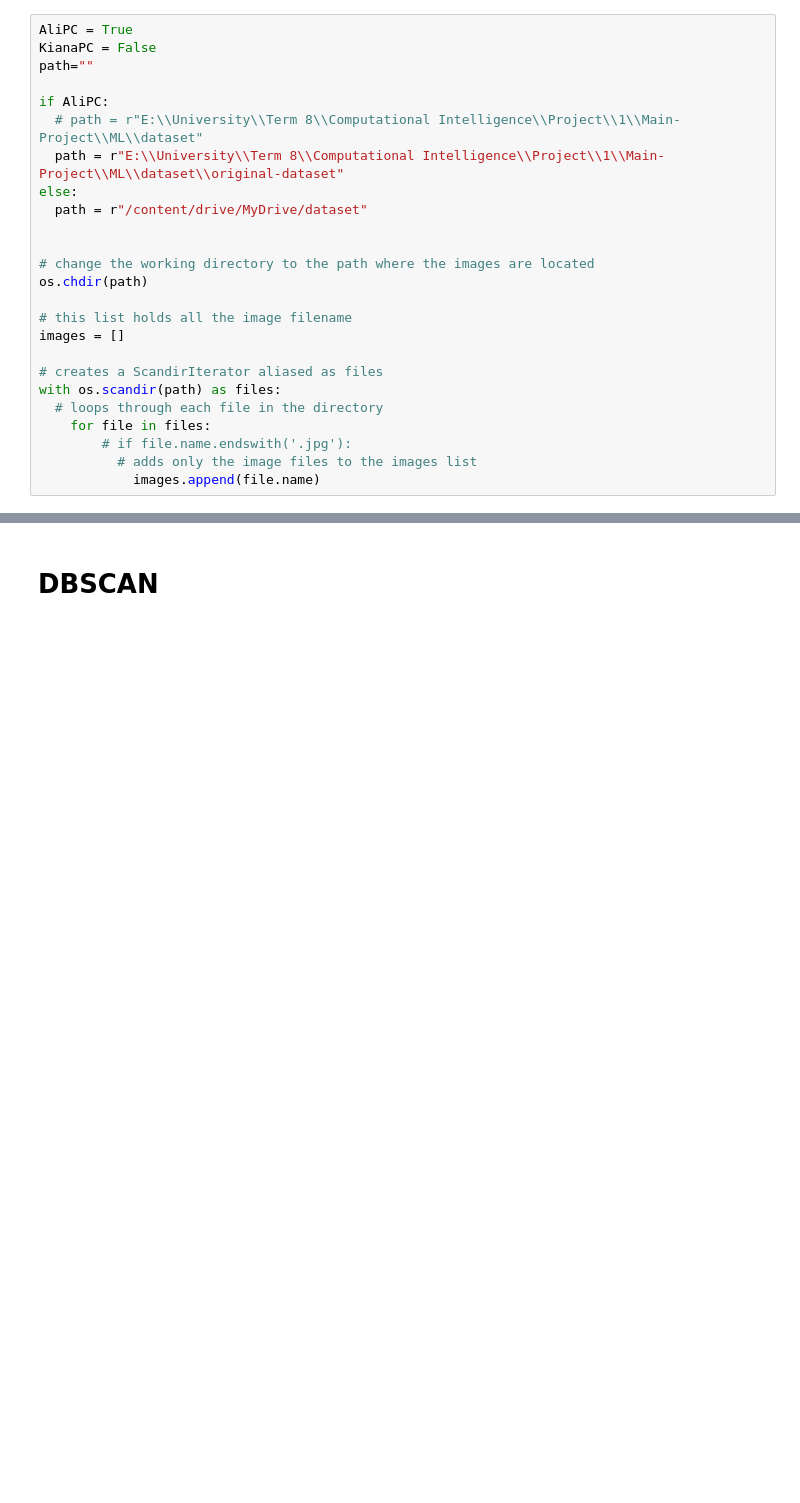
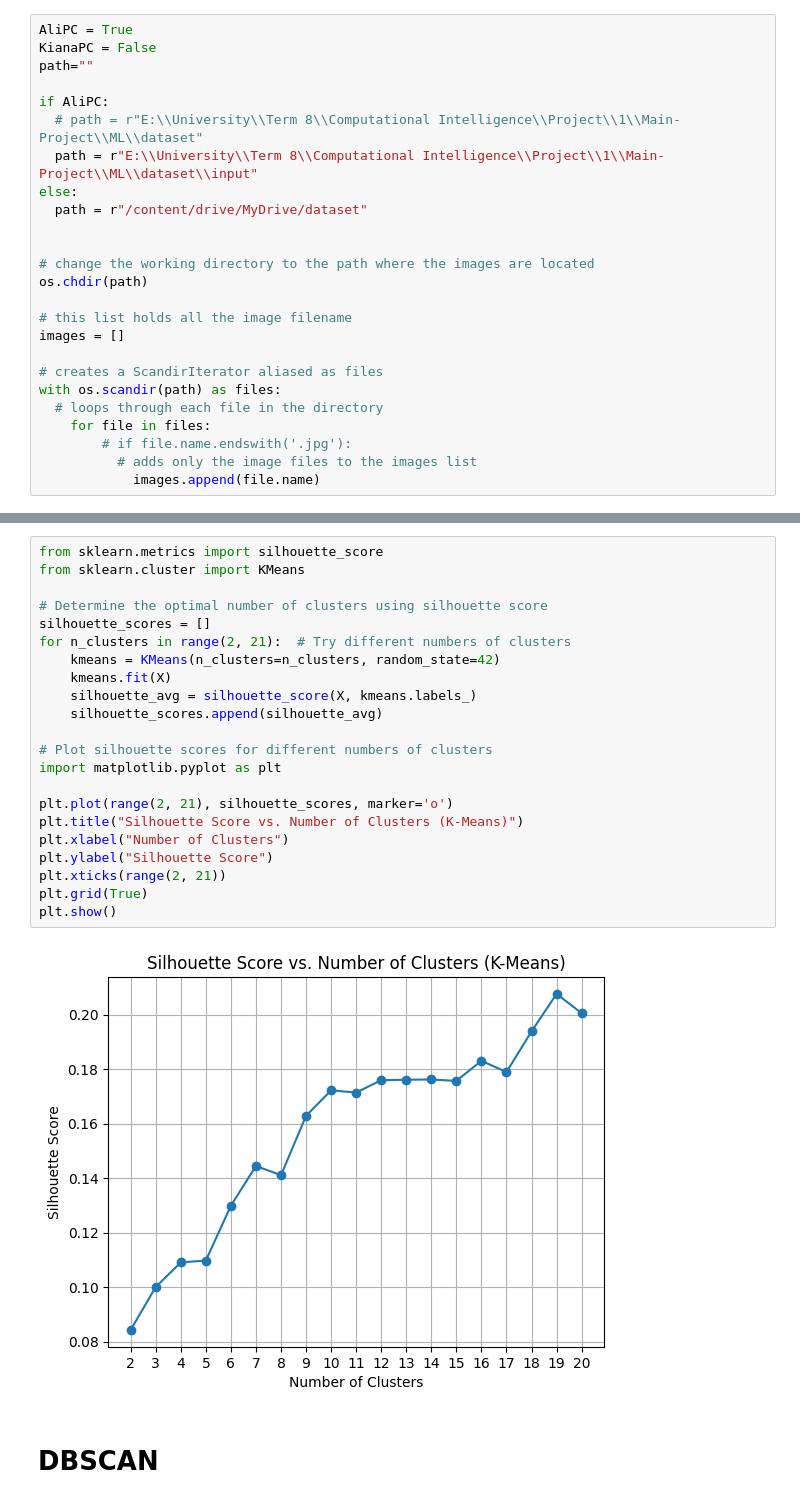
Before and after one commit to kiana2001/ML, a Jupyter notebook: ML-main.ipynb, the cells around one changed output, grey strips where cells are left out. Saved outputs shown, nothing was run; the diff lists cells and outputs as text; blank space fills up the shorter version.

```diff
--- a/ML-main.ipynb
+++ b/ML-main.ipynb
@@ -26,7 +28,7 @@ path=""
 
 if AliPC:
   # path = r"E:\\University\\Term 8\\Computational Intelligence\\Project\\1\\Main-Project\\ML\\dataset"
-  path = r"E:\\University\\Term 8\\Computational Intelligence\\Project\\1\\Main-Project\\ML\\dataset\\original-dataset"
+  path = r"E:\\University\\Term 8\\Computational Intelligence\\Project\\1\\Main-Project\\ML\\dataset\\input"
 else:
   path = r"/content/drive/MyDrive/dataset"
 
@@ -204,2 +386,26 @@ Images saved successfully.
+# %%
+from sklearn.metrics import silhouette_score
+from sklearn.cluster import KMeans
+
+# Determine the optimal number of clusters using silhouette score
+silhouette_scores = []
+for n_clusters in range(2, 21):  # Try different numbers of clusters
+    kmeans = KMeans(n_clusters=n_clusters, random_state=42)
+    kmeans.fit(X)
+    silhouette_avg = silhouette_score(X, kmeans.labels_)
+    silhouette_scores.append(silhouette_avg)
+
+# Plot silhouette scores for different numbers of clusters
+import matplotlib.pyplot as plt
+
+plt.plot(range(2, 21), silhouette_scores, marker='o')
+plt.title("Silhouette Score vs. Number of Clusters (K-Means)")
+plt.xlabel("Number of Clusters")
+plt.ylabel("Silhouette Score")
+plt.xticks(range(2, 21))
+plt.grid(True)
+plt.show()
+# %% [output]
+[figure, added]
 # %% [markdown]
 # DBSCAN
```
Also changed, not shown: parts of 30 cells of this notebook.
